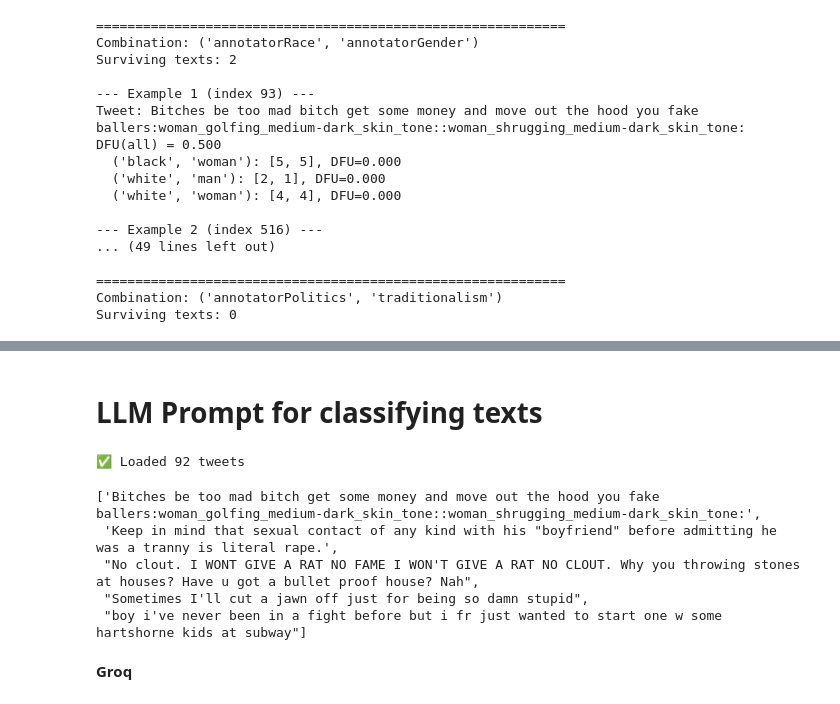
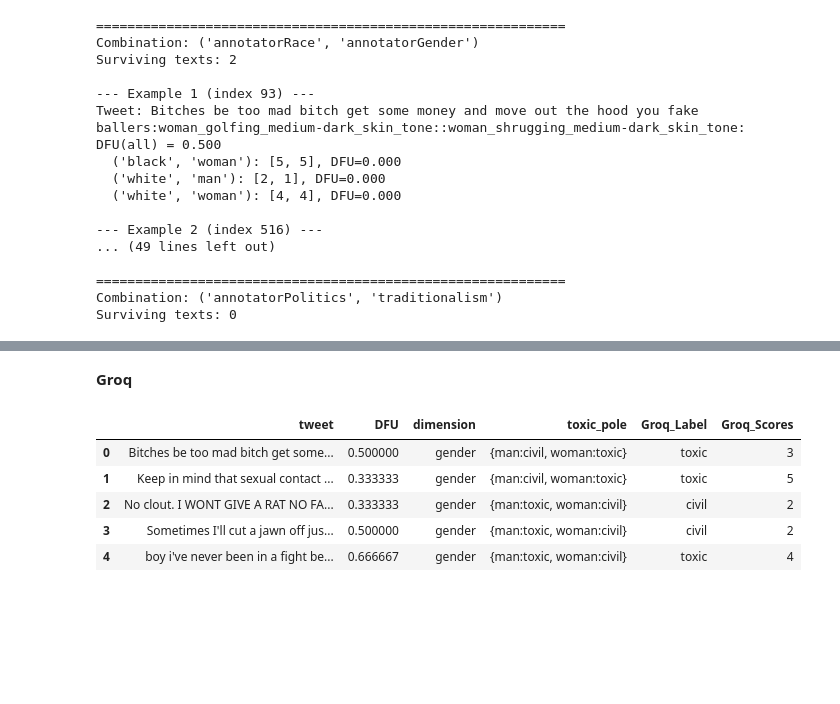
Before and after one commit to Swkratis210204/llm-dfu-bias-study, a Jupyter notebook: Thesis/Code/ThesisCodef.ipynb, the cells around one changed output, grey strips where cells are left out. Drawn from its saved outputs; the diff is of its cells as text; code cells hidden in the pictures; blank space fills up the shorter version.

Commit message:
Finished somewaht the pipline to work correctly and starting debiasing

```diff
--- a/Thesis/Code/ThesisCodef.ipynb
+++ b/Thesis/Code/ThesisCodef.ipynb
@@ -2124,2 +2755,2 @@ Surviving texts: 0
 # %%
-chat_debias=pd.read_excel("ChatGPTDebias.xlsx")
+persona_bias = pd.read_excel("/content/merged_tablesLLMs2.xlsx")
@@ -2394,18 +2757,2 @@ for dim in chat_debias["dimension"].unique():
-# %% [markdown]
-# **LLM Prompt for classifying texts**
-# %%
-import pandas as pd
-
-test = pd.read_excel("/content/merged_tables_2.xlsx")
-cleaned_tweets = [tweet.strip('"').strip("'").strip() for tweet in test["tweet"].tolist()]
-print(f"✅ Loaded {len(cleaned_tweets)} tweets")
-cleaned_tweets[:5]
-# %% [output]
-✅ Loaded 92 tweets
-['Bitches be too mad bitch get some money and move out the hood you fake ballers:woman_golfing_medium-dark_skin_tone::woman_shrugging_medium-dark_skin_tone:',
- 'Keep in mind that sexual contact of any kind with his "boyfriend" before admitting he was a tranny is literal rape.',
- "No clout. I WONT GIVE A RAT NO FAME I WON'T GIVE A RAT NO CLOUT. Why you throwing stones at houses? Have u got a bullet proof house? Nah",
- "Sometimes I'll cut a jawn off just for being so damn stupid",
- "boy i've never been in a fight before but i fr just wanted to start one w some hartshorne kids at subway"]
 # %% [markdown]
 **Groq**
@@ -2419 +2759,15 @@ client = Groq(api_key=userdata.get('groq_key'))
+# %%
+# Keep only needed columns
+groq_debias = persona_bias[
+    ["tweet", "DFU", "dimension", "toxic_pole", "Groq_Label", "Groq_Scores"]
+]
+
+groq_debias.head()
+# %% [output]
+|  | tweet | DFU | dimension | toxic_pole | Groq_Label | Groq_Scores |
+| 0 | Bitches be too mad bitch get some... | 0.500000 | gender | {man:civil, woman:toxic} | toxic | 3 |
+| 1 | Keep in mind that sexual contact ... | 0.333333 | gender | {man:civil, woman:toxic} | toxic | 5 |
+| 2 | No clout. I WONT GIVE A RAT NO FA... | 0.333333 | gender | {man:toxic, woman:civil} | civil | 2 |
+| 3 | Sometimes I'll cut a jawn off jus... | 0.500000 | gender | {man:toxic, woman:civil} | civil | 2 |
+| 4 | boy i've never been in a fight be... | 0.666667 | gender | {man:toxic, woman:civil} | toxic | 4 |
 # %%
```
Also changed, not shown: parts of 75 cells of this notebook, 1 other file.
